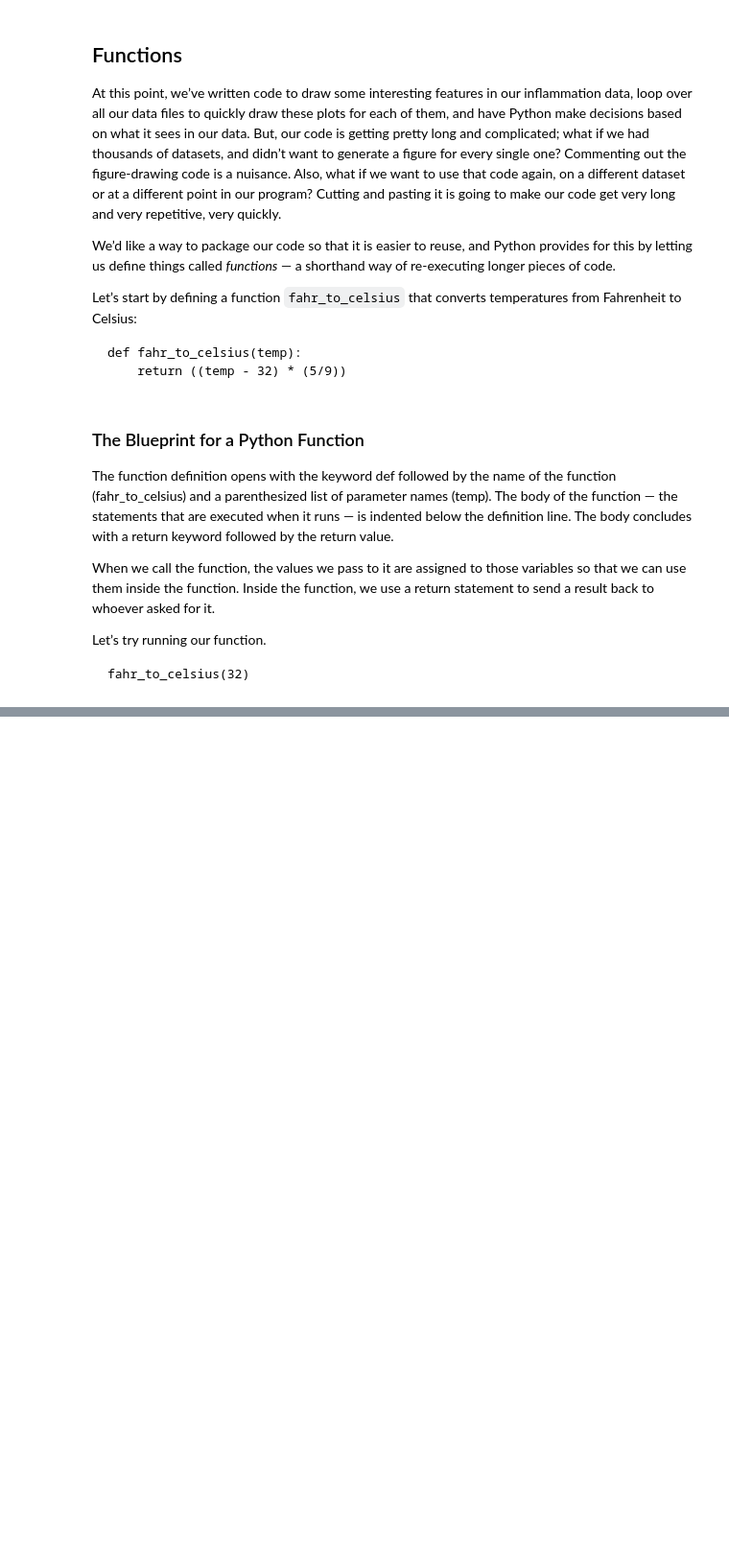
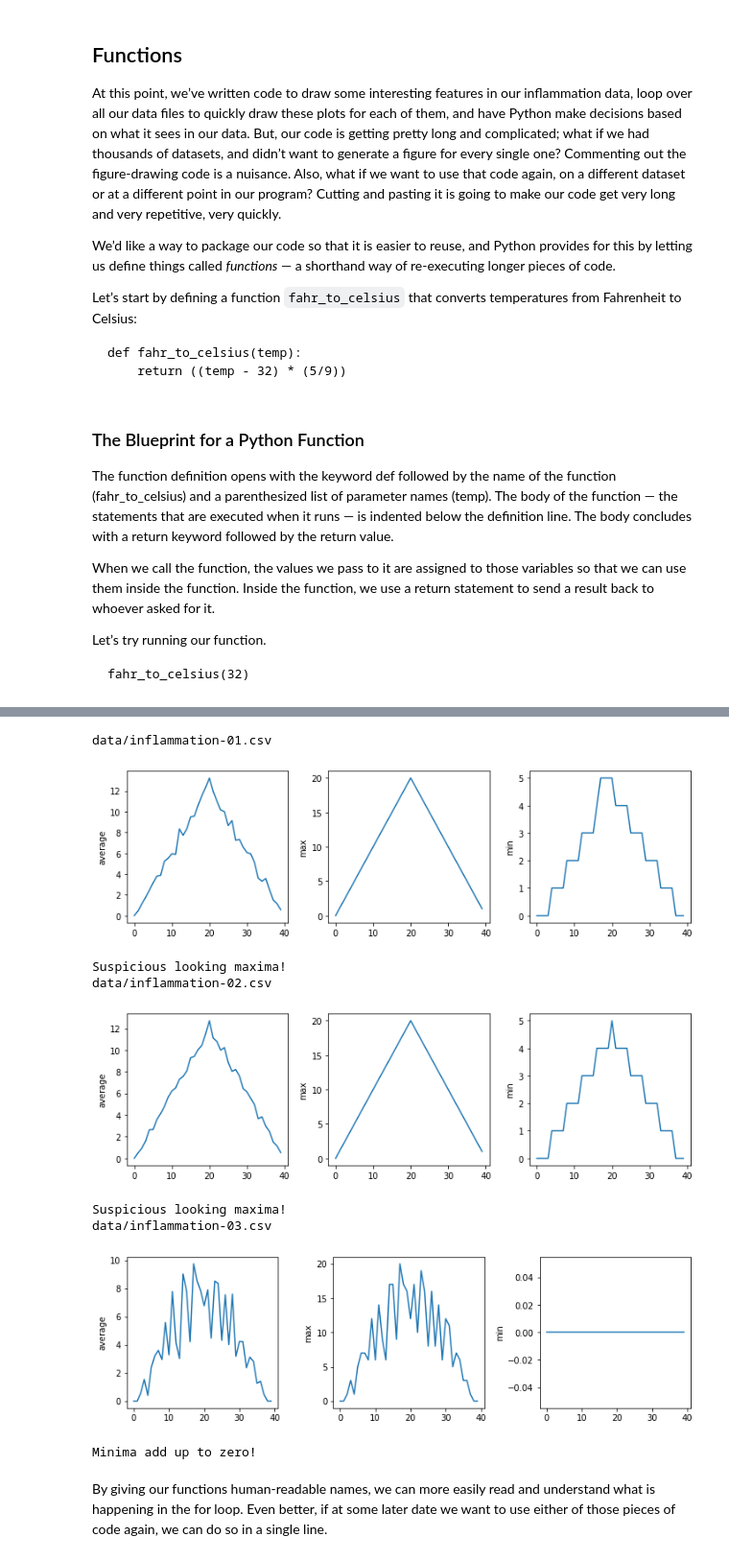
Before and after one commit to MQ-software-carpentry/2019-12-03-intro-to-python-workshop, a Jupyter notebook: lessons/python/ep6-functions.ipynb, the cells around one changed output, grey strips where cells are left out. Shown at 96% size. Cells and saved outputs as stored; diff of their text form; code cells hidden in the pictures; blank space fills up the shorter version.

```diff
--- a/lessons/python/ep6-functions.ipynb
+++ b/lessons/python/ep6-functions.ipynb
@@ -486,0 +177,21 @@ previous episode
+# %%
+import glob
+
+filenames = sorted(glob.glob('data/inflammation*.csv'))
+
+for f in filenames[:3]:
+    print(f)
+    analyze(f)
+    detect_problems(f)
+# %% [output]
+data/inflammation-01.csv
+[figure, added]
+Suspicious looking maxima!
+data/inflammation-02.csv
+[figure, added]
+Suspicious looking maxima!
+data/inflammation-03.csv
+[figure, added]
+Minima add up to zero!
+# %% [markdown]
+By giving our functions human-readable names, we can more easily read and understand what is happening in the for loop. Even better, if at some later date we want to use either of those pieces of code again, we can do so in a single line.
```
Also changed, not shown: parts of 38 cells of this notebook.
